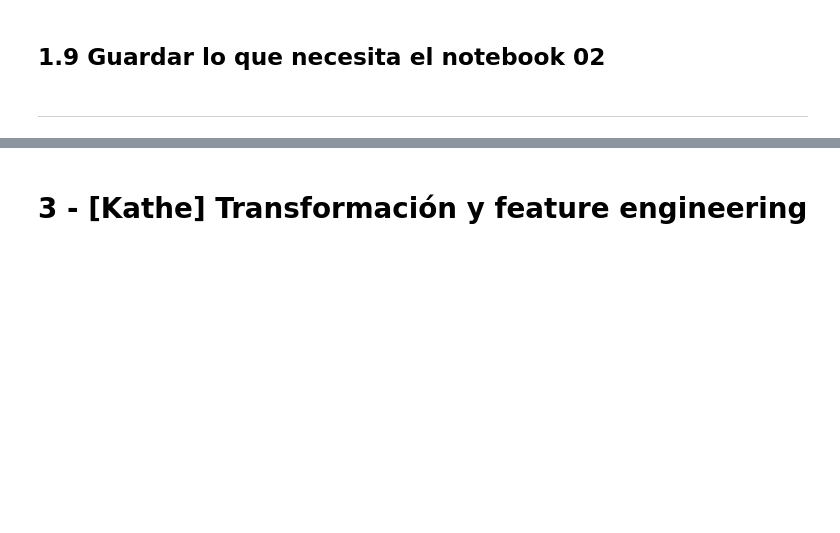
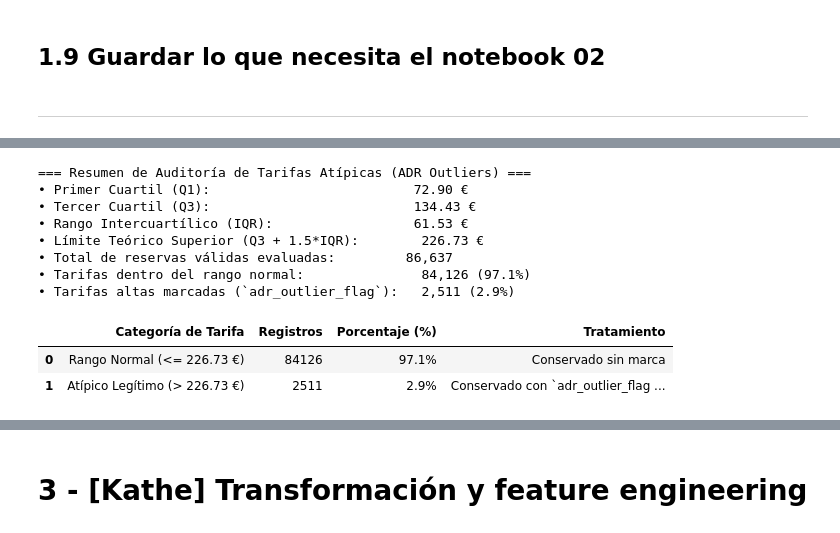
Before and after one commit to klorenzoe/hotel-booking-ML-project, a Jupyter notebook: hotel_booking_ml.ipynb, the cells around one changed output, grey strips where cells are left out. Drawn from its saved outputs; the diff is of its cells as text; code cells hidden in the pictures; blank space fills up the shorter version.

```diff
--- a/hotel_booking_ml.ipynb
+++ b/hotel_booking_ml.ipynb
@@ -358,0 +689,56 @@ pd.DataFrame({
+# %%
+# ==============================================================================
+# SECCIÓN 2.4 · DETECCIÓN DE OUTLIERS Y BANDERAS DE CALIDAD (adr_outlier_flag)
+# ==============================================================================
+
+# 0. Asegurar la conversión explícita a tipo numérico de la columna adr
+clean_valid_df["adr"] = pd.to_numeric(clean_valid_df["adr"], errors="coerce")
+
+# 1. Cálculo del IQR sobre el conjunto limpio y válido
+q1_adr = clean_valid_df["adr"].quantile(0.25)
+q3_adr = clean_valid_df["adr"].quantile(0.75)
+iqr_adr = q3_adr - q1_adr
+
+lower_bound_adr = q1_adr - 1.5 * iqr_adr
+upper_bound_adr = q3_adr + 1.5 * iqr_adr
+
+# 2. Identificación de observaciones que superan el límite estadístico
+outlier_mask = (clean_valid_df["adr"] < lower_bound_adr) | (clean_valid_df["adr"] > upper_bound_adr)
+
+# 3. Creación de la bandera de calidad en el DataFrame limpio
+clean_valid_df["adr_outlier_flag"] = outlier_mask
+
+total_clean_rows = len(clean_valid_df)
+outliers_count = outlier_mask.sum()
+normal_count = total_clean_rows - outliers_count
+
+# 4. Reporte de auditoría de tarifas atípicas
+print("=== Resumen de Auditoría de Tarifas Atípicas (ADR Outliers) ===")
+print(f"• Primer Cuartil (Q1):                          {q1_adr:.2f} €")
+print(f"• Tercer Cuartil (Q3):                          {q3_adr:.2f} €")
+print(f"• Rango Intercuartílico (IQR):                  {iqr_adr:.2f} €")
+print(f"• Límite Teórico Superior (Q3 + 1.5*IQR):        {upper_bound_adr:.2f} €")
+print(f"• Total de reservas válidas evaluadas:         {total_clean_rows:,}")
+print(f"• Tarifas dentro del rango normal:               {normal_count:,} ({normal_count/total_clean_rows*100:.1f}%)")
+print(f"• Tarifas altas marcadas (`adr_outlier_flag`):   {outliers_count:,} ({outliers_count/total_clean_rows*100:.1f}%)")
+
+summary_outliers_df = pd.DataFrame({
+    "Categoría de Tarifa": ["Rango Normal (<= 226.73 €)", "Atípico Legítimo (> 226.73 €)"],
+    "Registros": [normal_count, outliers_count],
+    "Porcentaje (%)": [f"{normal_count/total_clean_rows*100:.1f}%", f"{outliers_count/total_clean_rows*100:.1f}%"],
+    "Tratamiento": ["Conservado sin marca", "Conservado con `adr_outlier_flag = True`"]
+})
+
+display(summary_outliers_df)
+# %% [output]
+=== Resumen de Auditoría de Tarifas Atípicas (ADR Outliers) ===
+• Primer Cuartil (Q1):                          72.90 €
+• Tercer Cuartil (Q3):                          134.43 €
+• Rango Intercuartílico (IQR):                  61.53 €
+• Límite Teórico Superior (Q3 + 1.5*IQR):        226.73 €
+• Total de reservas válidas evaluadas:         86,637
+• Tarifas dentro del rango normal:               84,126 (97.1%)
+• Tarifas altas marcadas (`adr_outlier_flag`):   2,511 (2.9%)
+|  | Categoría de Tarifa | Registros | Porcentaje (%) | Tratamiento |
+| 0 | Rango Normal (<= 226.73 €) | 84126 | 97.1% | Conservado sin marca |
+| 1 | Atípico Legítimo (> 226.73 €) | 2511 | 2.9% | Conservado con `adr_outlier_flag ... |
```
Also changed, not shown: parts of 20 cells of this notebook.
